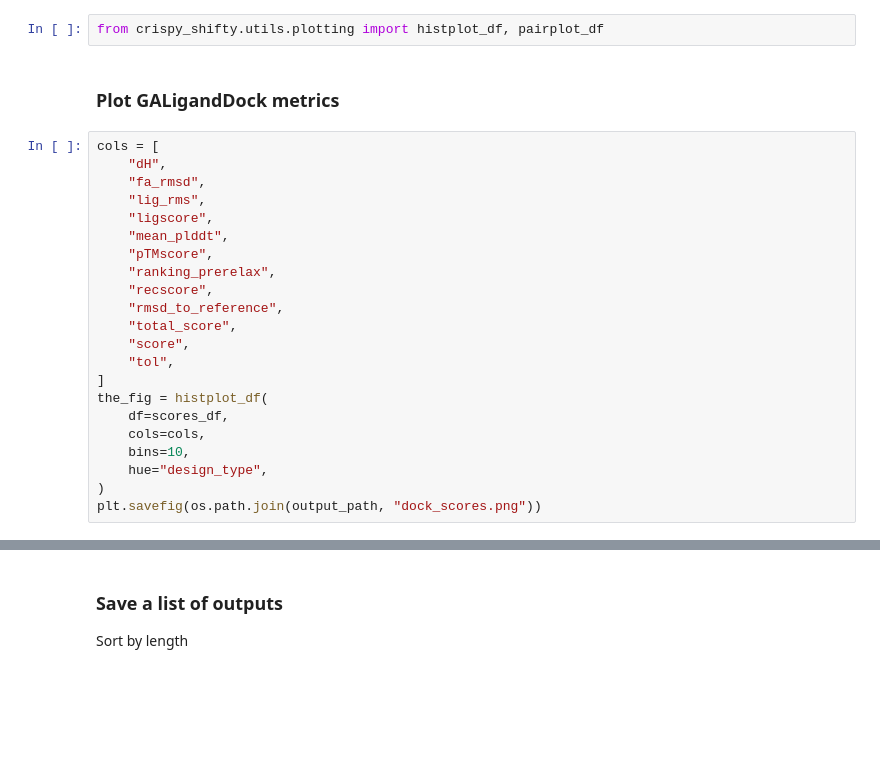
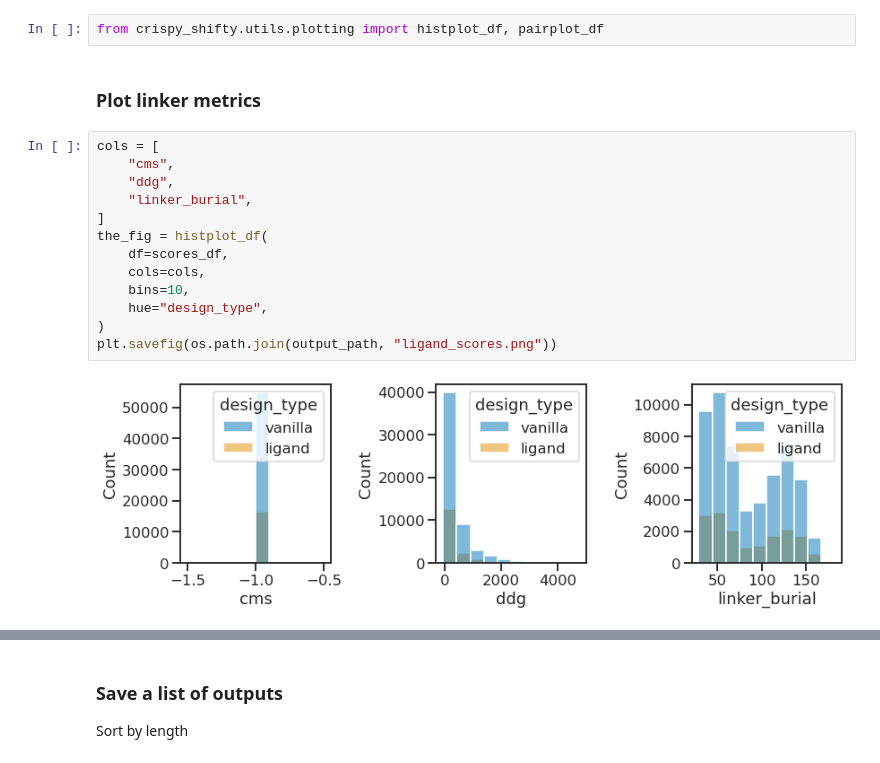
Before and after one commit to proleu/grad_reqs, a Jupyter notebook: 04_filter_and_order.ipynb, the cells around one changed output, grey strips where cells are left out. Saved outputs shown, nothing was run; the diff lists cells and outputs as text; blank space fills up the shorter version.

```diff
--- a/04_filter_and_order.ipynb
+++ b/04_filter_and_order.ipynb
@@ -114,29 +126,22 @@ print(list(scores_df.columns))
 # %%
 from crispy_shifty.utils.plotting import histplot_df, pairplot_df
 # %% [markdown]
-### Plot GALigandDock metrics
+### Plot linker metrics
 # %%
 cols = [
-    "dH",
-    "fa_rmsd",
-    "lig_rms",
-    "ligscore",
-    "mean_plddt",
-    "pTMscore",
-    "ranking_prerelax",
-    "recscore",
-    "rmsd_to_reference",
-    "total_score",
-    "score",
-    "tol",
+    "cms",
+    "ddg",
+    "linker_burial",
 ]
 the_fig = histplot_df(
     df=scores_df,
     cols=cols,
     bins=10,
     hue="design_type",
 )
-plt.savefig(os.path.join(output_path, "dock_scores.png"))
+plt.savefig(os.path.join(output_path, "ligand_scores.png"))
+# %% [output]
+[figure, added]
 # %%
 the_fig = pairplot_df(
     df=scores_df.sample(1000, random_state=0),
```
Also changed, not shown: parts of 26 cells of this notebook, 1 other file.
